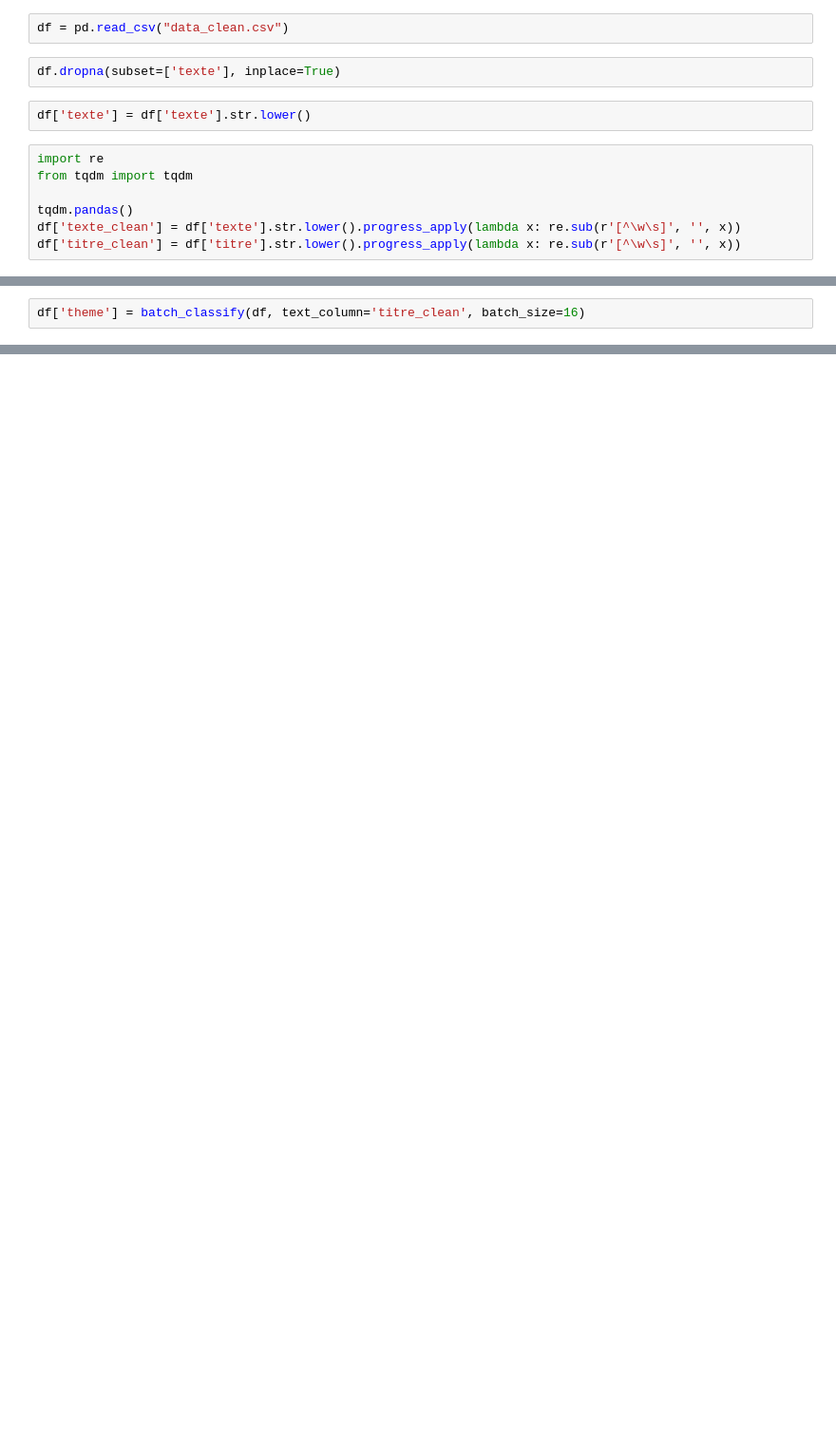
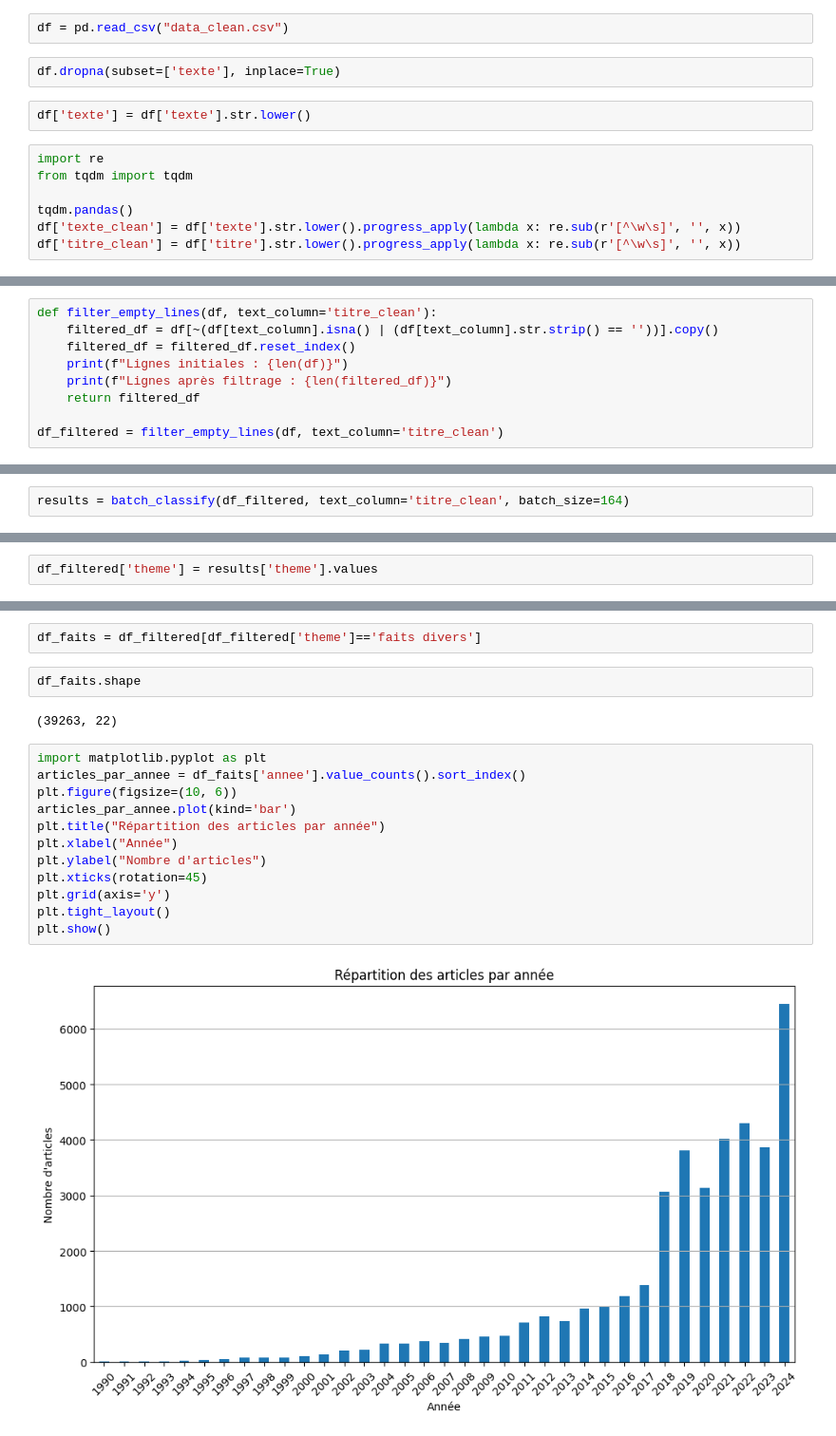
Before and after one commit to apazparedes/PSSD, a Jupyter notebook: Data/tagging_articles.ipynb, the cells around one changed output, grey strips where cells are left out. Shown at 95% size. Saved outputs shown, nothing was run; the diff lists cells and outputs as text; blank space fills up the shorter version.

Commit message:
tagginf articles code

```diff
--- a/Data/tagging_articles.ipynb
+++ b/Data/tagging_articles.ipynb
@@ -96,0 +91,9 @@ Device set to use cpu
+# %%
+def filter_empty_lines(df, text_column='titre_clean'):
+    filtered_df = df[~(df[text_column].isna() | (df[text_column].str.strip() == ''))].copy()
+    filtered_df = filtered_df.reset_index()
+    print(f"Lignes initiales : {len(df)}")
+    print(f"Lignes après filtrage : {len(filtered_df)}")
+    return filtered_df
+
+df_filtered = filter_empty_lines(df, text_column='titre_clean')
@@ -97,2 +103,2 @@ Device set to use cpu
 # %%
-df['theme'] = batch_classify(df, text_column='titre_clean', batch_size=16)
+results = batch_classify(df_filtered, text_column='titre_clean', batch_size=164)
@@ -100,0 +105,2 @@ KeyboardInterrupt:
+# %%
+df_filtered['theme'] = results['theme'].values
@@ -100,0 +122,20 @@ KeyboardInterrupt:
+# %%
+df_faits = df_filtered[df_filtered['theme']=='faits divers']
+# %%
+df_faits.shape
+# %% [output]
+(39263, 22)
+# %%
+import matplotlib.pyplot as plt
+articles_par_annee = df_faits['annee'].value_counts().sort_index()
+plt.figure(figsize=(10, 6))
+articles_par_annee.plot(kind='bar')
+plt.title("Répartition des articles par année")
+plt.xlabel("Année")
+plt.ylabel("Nombre d'articles")
+plt.xticks(rotation=45)
+plt.grid(axis='y')
+plt.tight_layout()
+plt.show()
+# %% [output]
+[figure, added]
```
Also changed, not shown: parts of 13 cells of this notebook.
